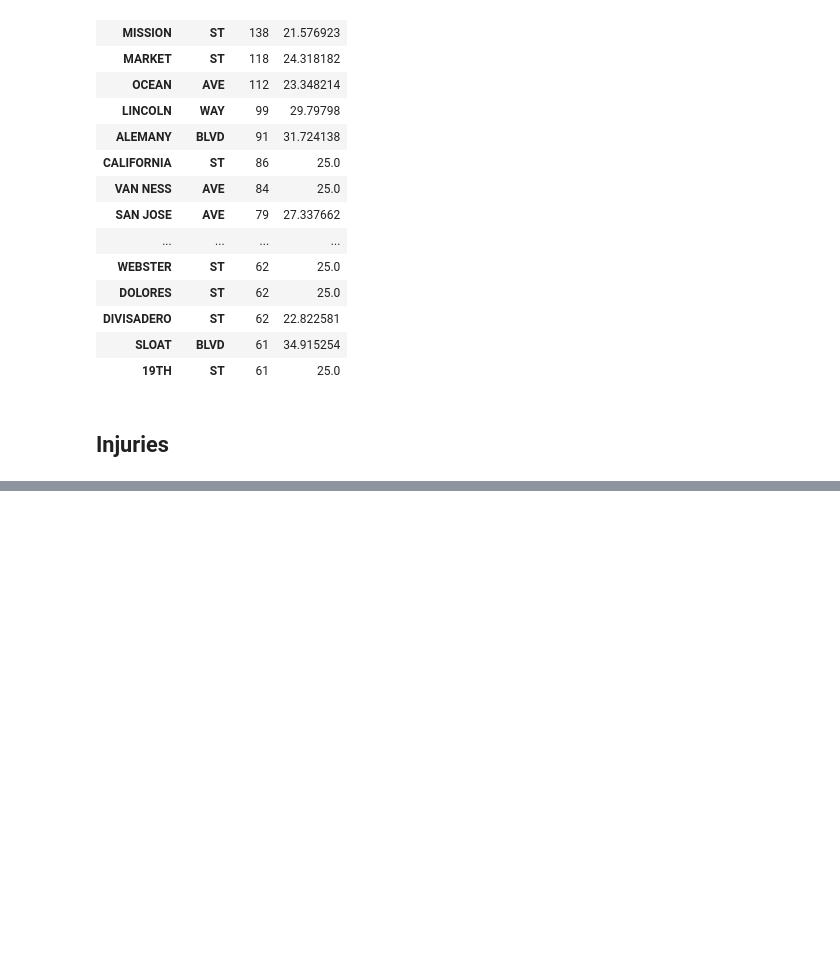
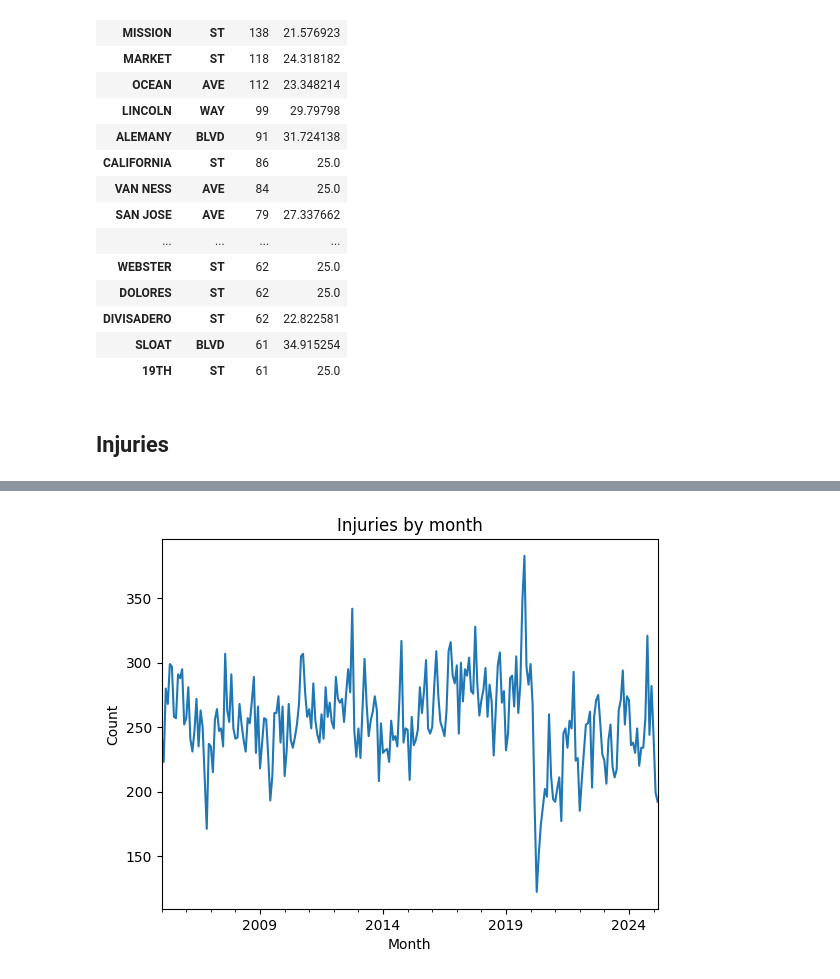
Before and after one commit to babldev/sf-traffic-safety, a Jupyter notebook: traffic.ipynb, the cells around one changed output, grey strips where cells are left out. Drawn from its saved outputs; the diff is of its cells as text; code cells hidden in the pictures; blank space fills up the shorter version.

```diff
--- a/traffic.ipynb
+++ b/traffic.ipynb
@@ -323,0 +623,13 @@ injuries
+# %%
+# Matplotlib plot injuries by month. Make sure to not modify the original dataframe. Use line chart
+injuries_plot = injuries.copy()
+injuries_plot['month'] = injuries_plot['collision_datetime'].dt.to_period('M')
+injuries_plot['month'].value_counts().sort_index().plot(
+    kind='line',
+    title='Injuries by month',
+    xlabel='Month',
+    ylabel='Count',
+)
+plt.show()
+# %% [output]
+[figure, added]
```
Also changed, not shown: parts of 21 cells of this notebook.
